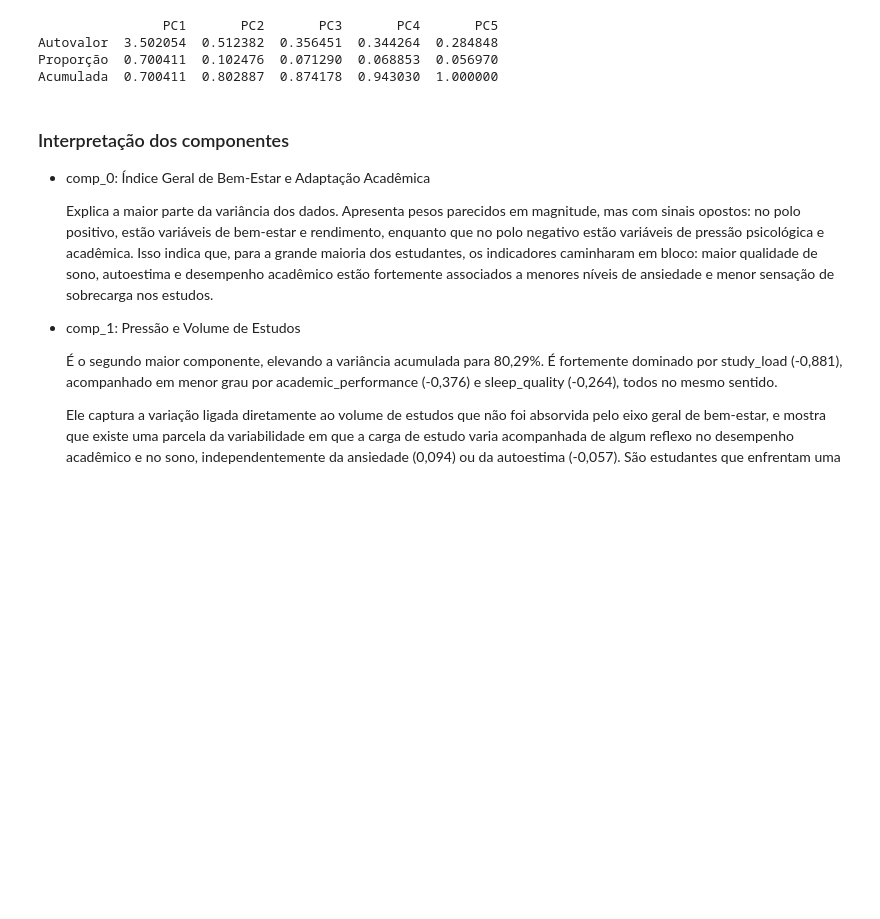
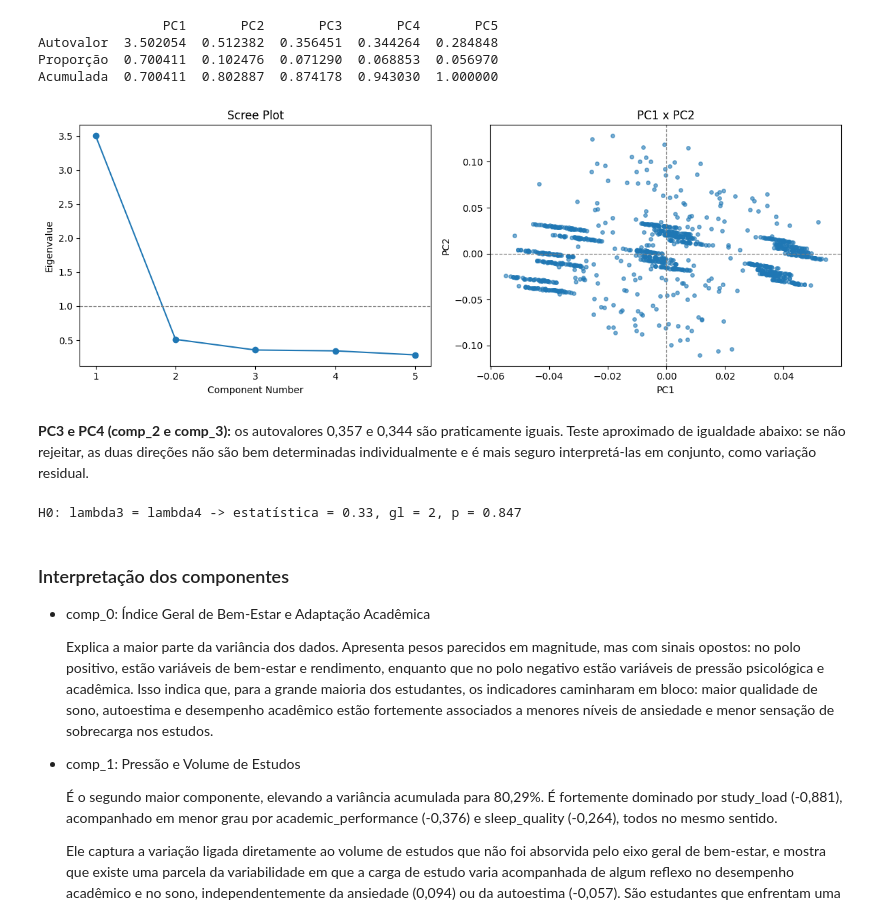
Before and after one commit to gloriafalves/seminario2-student-stress, a Jupyter notebook: seminario-2.ipynb, the cells around one changed output. Cells and saved outputs as stored; diff of their text form; code cells hidden in the pictures; blank space fills up the shorter version.

```diff
--- a/seminario-2.ipynb
+++ b/seminario-2.ipynb
@@ -93,6 +93,28 @@ print(tabela_autovalores) # O primeiro componente explica 70% da variabilidade d
 Autovalor  3.502054  0.512382  0.356451  0.344264  0.284848
 Proporção  0.700411  0.102476  0.071290  0.068853  0.056970
 Acumulada  0.700411  0.802887  0.874178  0.943030  1.000000
+# %%
+fig, axs = plt.subplots(1, 2, figsize=(12, 4.5))
+axs[0].plot(range(1, 6), autovalores, marker='o')
+axs[0].axhline(1, color='gray', ls='--', lw=0.9)   # critério de Kaiser
+axs[0].set_xticks(range(1, 6)); axs[0].set_xlabel('Component Number'); axs[0].set_ylabel('Eigenvalue')
+axs[0].set_title('Scree Plot')
+axs[1].scatter(model.factors.iloc[:, 0], model.factors.iloc[:, 1], s=15, alpha=0.6)
+axs[1].axhline(0, color='gray', ls='--', lw=0.9); axs[1].axvline(0, color='gray', ls='--', lw=0.9)
+axs[1].set_xlabel('PC1'); axs[1].set_ylabel('PC2'); axs[1].set_title('PC1 x PC2')
+plt.tight_layout(); plt.show()
+# %% [output]
+[figure, added]
+# %% [markdown]
+**PC3 e PC4 (comp_2 e comp_3):** os autovalores 0,357 e 0,344 são praticamente iguais. Teste aproximado de igualdade abaixo: se não rejeitar, as duas direções não são bem determinadas individualmente e é mais seguro interpretá-las em conjunto, como variação residual.
+# %%
+from scipy.stats import chi2
+lam = autovalores[2:4]; q = len(lam)
+estat = n * (q * np.log(lam.mean()) - np.log(lam).sum())
+gl = (q - 1) * (q + 2) / 2
+print(f'H0: lambda3 = lambda4 -> estatística = {estat:.2f}, gl = {gl:.0f}, p = {chi2.sf(estat, gl):.3f}')
+# %% [output]
+H0: lambda3 = lambda4 -> estatística = 0.33, gl = 2, p = 0.847
 # %% [markdown]
 ### Interpretação dos componentes
 - comp_0: Índice Geral de Bem-Estar e Adaptação Acadêmica
```
Also changed, not shown: parts of 11 cells of this notebook.
